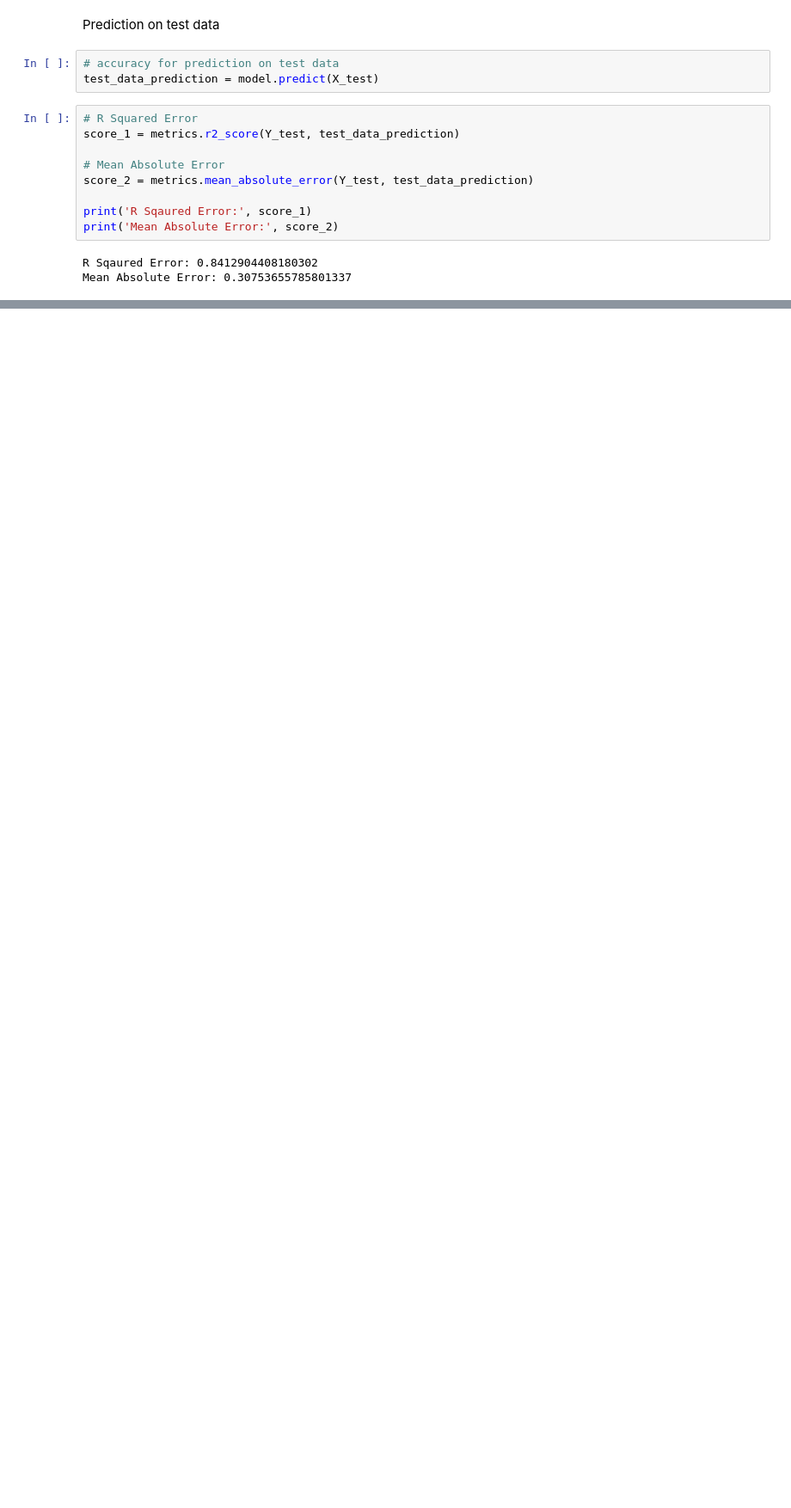
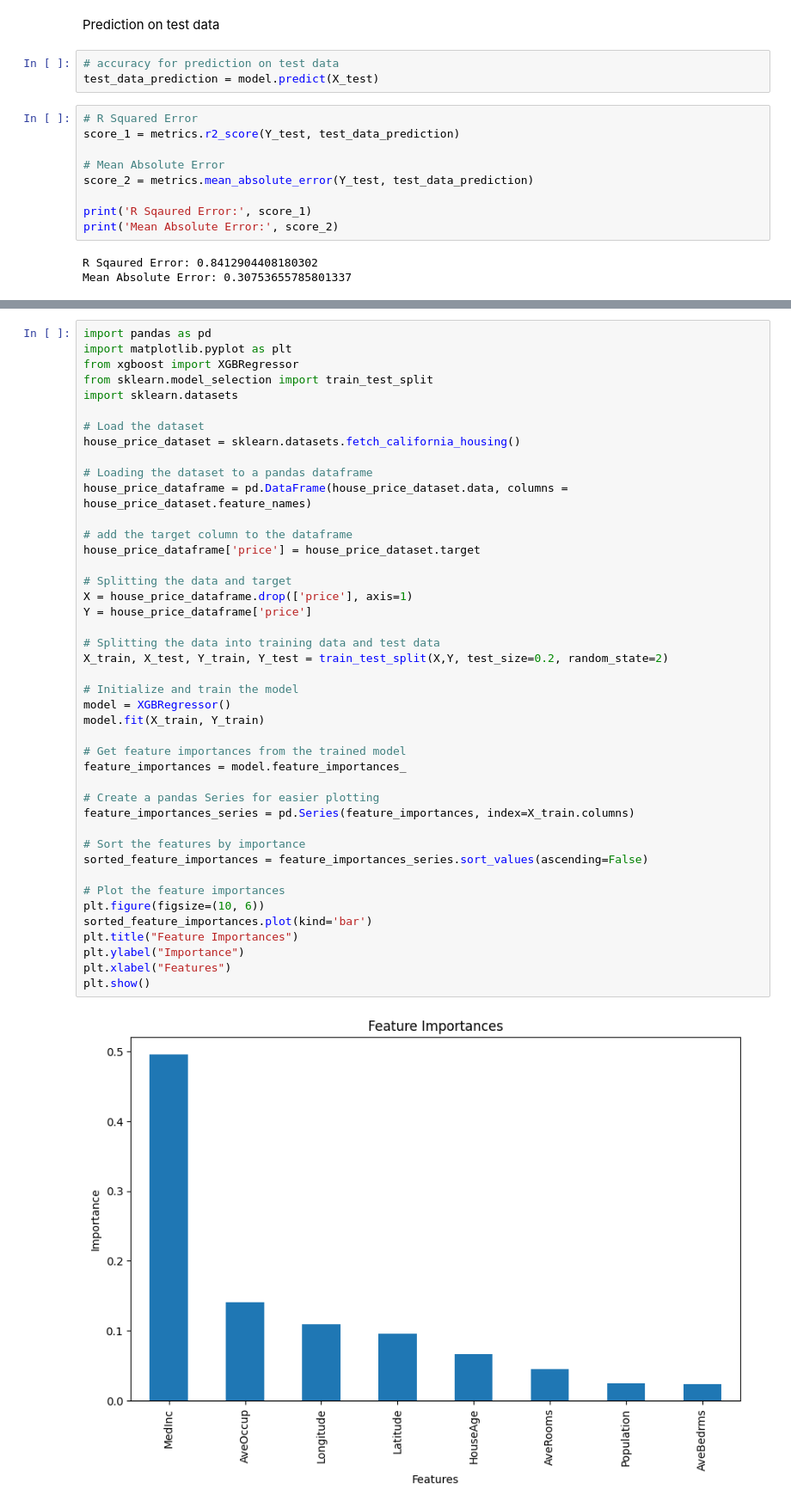
Before and after one commit to Mjsharma1234/FinGenius, a Jupyter notebook: House_Price_Prediction.ipynb, the cells around one changed output, grey strips where cells are left out. Shown: that part at 86% size. Drawn from its saved outputs; the diff is of its cells as text; blank space fills up the shorter version.

```diff
--- a/House_Price_Prediction.ipynb
+++ b/House_Price_Prediction.ipynb
@@ -228,0 +265,45 @@ Mean Absolute Error: 0.30753655785801337
+# %%
+import pandas as pd
+import matplotlib.pyplot as plt
+from xgboost import XGBRegressor
+from sklearn.model_selection import train_test_split
+import sklearn.datasets
+
+# Load the dataset
+house_price_dataset = sklearn.datasets.fetch_california_housing()
+
+# Loading the dataset to a pandas dataframe
+house_price_dataframe = pd.DataFrame(house_price_dataset.data, columns = house_price_dataset.feature_names)
+
+# add the target column to the dataframe
+house_price_dataframe['price'] = house_price_dataset.target
+
+# Splitting the data and target
+X = house_price_dataframe.drop(['price'], axis=1)
+Y = house_price_dataframe['price']
+
+# Splitting the data into training data and test data
+X_train, X_test, Y_train, Y_test = train_test_split(X,Y, test_size=0.2, random_state=2)
+
+# Initialize and train the model
+model = XGBRegressor()
+model.fit(X_train, Y_train)
+
+# Get feature importances from the trained model
+feature_importances = model.feature_importances_
+
+# Create a pandas Series for easier plotting
+feature_importances_series = pd.Series(feature_importances, index=X_train.columns)
+
+# Sort the features by importance
+sorted_feature_importances = feature_importances_series.sort_values(ascending=False)
+
+# Plot the feature importances
+plt.figure(figsize=(10, 6))
+sorted_feature_importances.plot(kind='bar')
+plt.title("Feature Importances")
+plt.ylabel("Importance")
+plt.xlabel("Features")
+plt.show()
+# %% [output]
+[figure, added]
```
Also changed, not shown: parts of 7 cells of this notebook.
